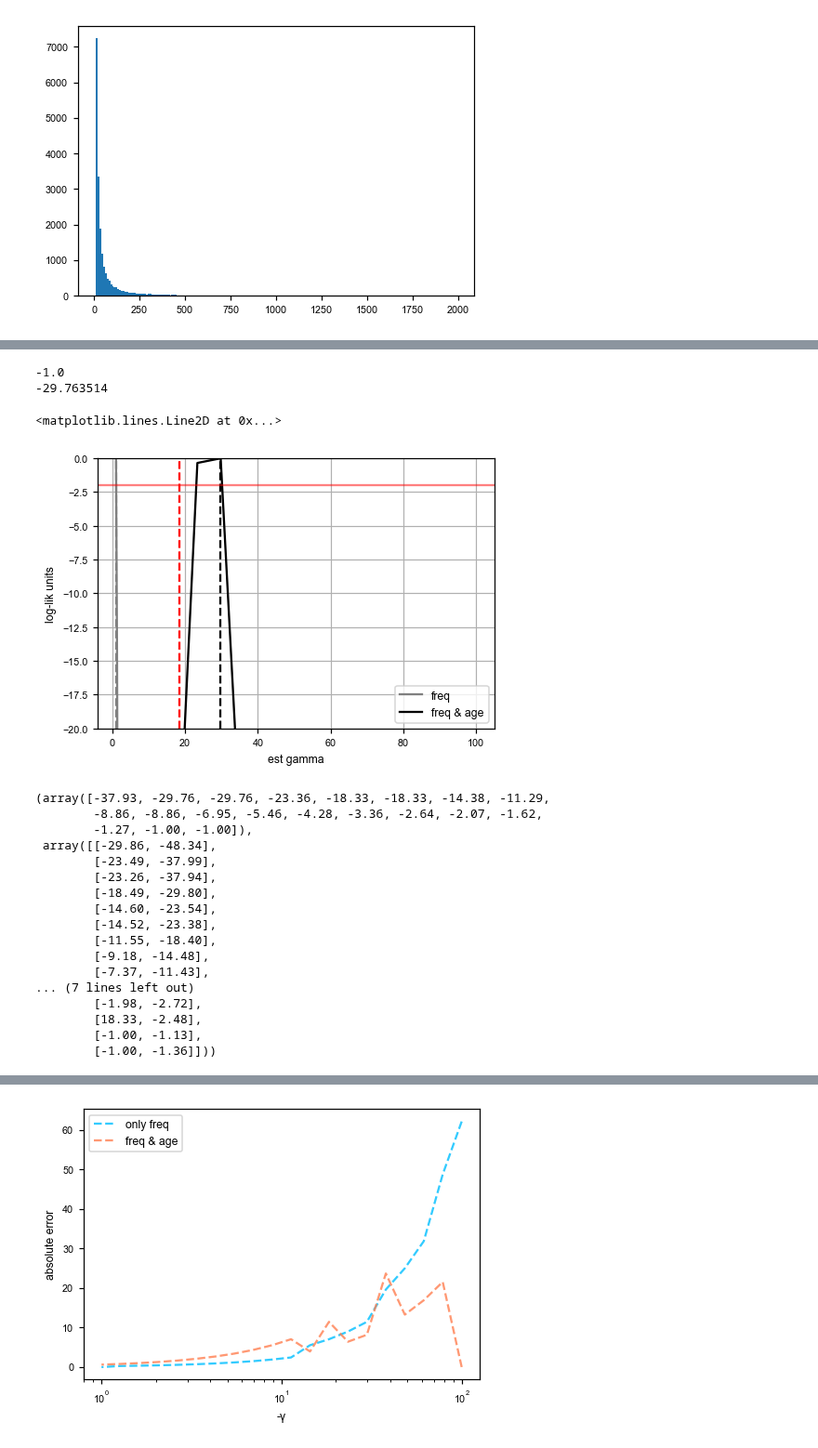
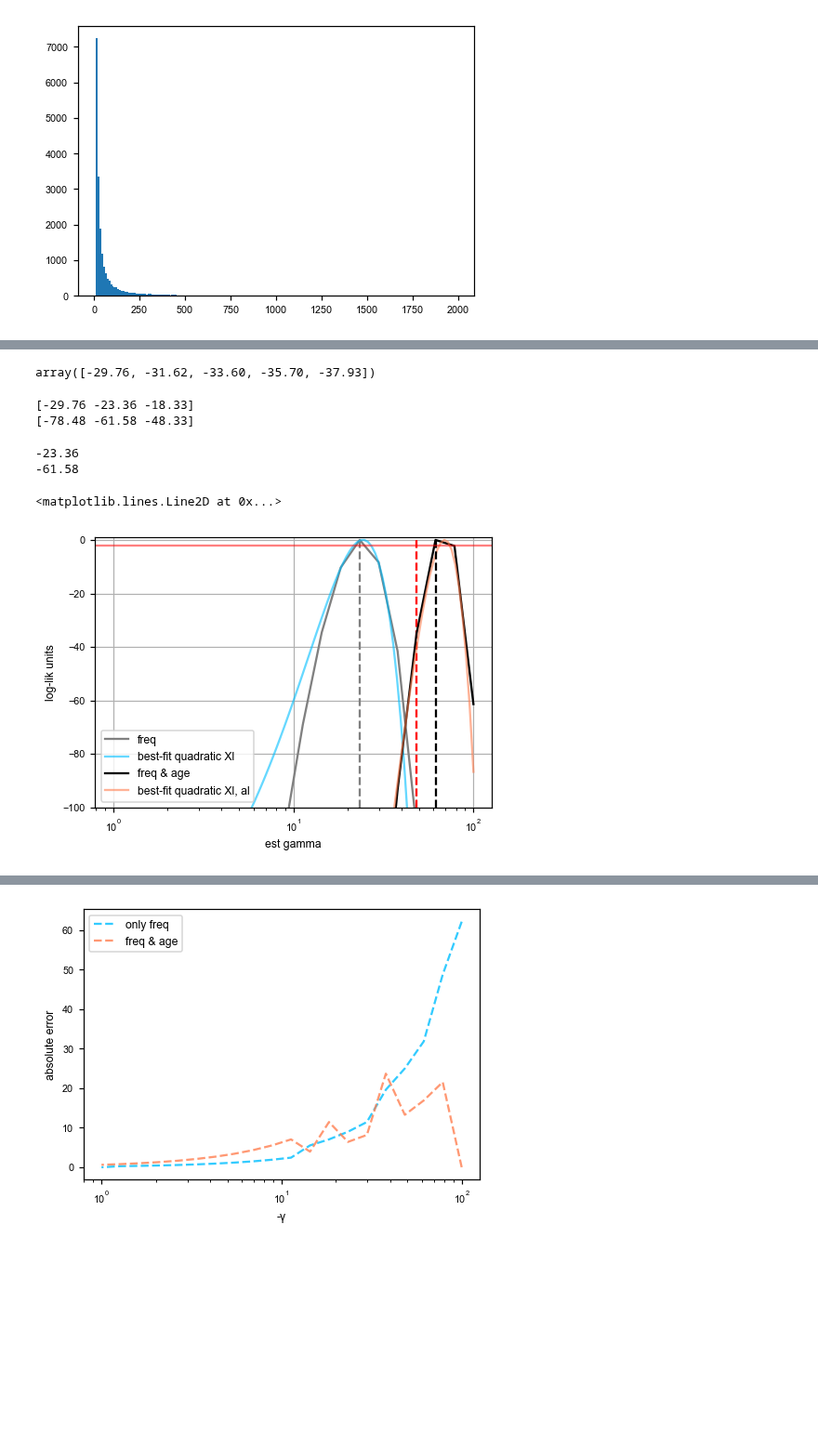
Before and after one commit to VivaswatS/selCoefEst, a Jupyter notebook: mom-framework.ipynb, the cells around one changed output, grey strips where cells are left out. Shown at 93% size. Drawn from its saved outputs; the diff is of its cells as text; code cells hidden in the pictures; blank space fills up the shorter version.

```diff
--- a/mom-framework.ipynb
+++ b/mom-framework.ipynb
@@ -345,9 +350,10 @@ plt.imshow(up_xa_s[gamma[5]],aspect='auto',norm=colors.LogNorm(vmax=1e-7,vmin=1e
 # %%
 import pandas as pd
 df1 = pd.read_csv("traindata/trip-2022-03-02_cutoff-10.csv")
+df1['gamma'] = df1['gamma'].round(decimals=2)
 df1['empty'] = ''
 df1['empty2'] = ''
-df1['sXl'] = np.ceil(df1['Xl']*n).astype(int)
+df1['sXl'] = rng.binomial(n=n, p=df1['Xl'])
 gamma = np.unique(df1['gamma'])
 dat = df1.to_numpy()
 ## drawing ages for alleles that died out instantly from a Poisson distribution
@@ -370 +376,8 @@ df1
 20000 rows × 6 columns
+# %%
+# interpolate gamma (in other words, I need a denser grid of gamma values around the MLE for better quadratic estimation)
+interp_gamma = np.zeros((len(gamma),5))
+interp_gamma[0,] = -np.exp(np.linspace(np.log(-gamma[1]),np.log(125),5))
+for ig, g in enumerate(gamma[1:-1]):
+    interp_gamma[ig+1,] = -np.exp(np.linspace(np.log(-gamma[ig+2]),np.log(-gamma[ig]),5))
+interp_gamma[-1,] = -np.exp(np.linspace(np.log(0.7),np.log(-gamma[-2]),5))
@@ -422,7 +470,7 @@ for ig, g in enumerate(gamma):
     print(g, np.sum(alred>up_xa_s[g].shape[0]))
 # %%
 # trueg1 = -0.01
-trueg2 = gamma[7]
+trueg2 = gamma[3]
 # 2000 x 3 (first 1000 is g1, second 1000 is g2)
 # newdf1 = df1.iloc[np.ravel(np.where(dat[:,1]==trueg1)),0:3].append(df1.iloc[np.ravel(np.where(dat[:,1]==trueg2)),0:3])
 newdf1 = df1.iloc[np.ravel(np.where(dat[:,1]==trueg2)),:]
@@ -459,0 +514,4 @@ def get_conf_int(loglik, thresh=2):
+# %%
+interp_gamma[np.argmax(sin_onlyfreq),]
+# %% [output]
+array([-29.76, -31.62, -33.60, -35.70, -37.93])
@@ -460,23 +527,26 @@ def get_conf_int(loglik, thresh=2):
+# %%
+densegrid = -np.logspace(0,2,base=10,num=100)
+lxlbfq = get_bfq(sin_onlyfreq-np.max(sin_onlyfreq), gamma) @ np.vstack((densegrid**2, densegrid,np.repeat(1.0,100)))
+# lxlbfq = get_bfq_win(sin_onlyfreq-np.max(sin_onlyfreq), gamma) @ np.vstack((np.repeat(1.0,len(gamma)), gamma, gamma**2,))
+# lxlalbfq = np.polynomial.polynomial.Polynomial.fit(gamma[7:10],(sin_onlyage-np.max(sin_onlyage))[7:10],deg=2).coef @ np.vstack((np.repeat(1.0,4), gamma[(np.argmax(sin_onlyage)-1):(np.argmax(sin_onlyage)+3)], gamma[(np.argmax(sin_onlyage)-1):(np.argmax(sin_onlyage)+3)]**2,))
+lxlalbfq = get_bfq(sin_onlyage-np.max(sin_onlyage), gamma) @ np.vstack((densegrid**2, densegrid,np.repeat(1.0,100)))
+# lxlalbfq = get_bfq_win(sin_onlyage-np.max(sin_onlyage), gamma) @ np.vstack((np.repeat(1.0,len(gamma)), gamma, gamma**2,))
+# %% [output]
+[-29.76 -23.36 -18.33]
+[-78.48 -61.58 -48.33]
 # %%
-sin_onlyage = np.empty(len(gamma))
-for ig, g in enumerate(gamma):
-    sin_onlyage[ig] = np.sum(get_lp_alxl(g, newdat[:,5], newdat[:,2], cutoff=10))
-
-# lxlbfq = np.polynomial.polynomial.Polynomial.fit(gamma[10:14],(sin_onlyfreq-np.max(sin_onlyfreq))[10:14],deg=2).coef @ np.vstack((np.repeat(1.0,4), -gamma[(np.argmax(sin_onlyfreq)-1):(np.argmax(sin_onlyfreq)+3)], gamma[(np.argmax(sin_onlyfreq)-1):(np.argmax(sin_onlyfreq)+3)]**2,))
-# lxlalbfq = np.polynomial.polynomial.Polynomial.fit(gamma[7:10],(sin_onlyage-np.max(sin_onlyage))[7:10],deg=2).coef @ np.vstack((np.repeat(1.0,4), -gamma[(np.argmax(sin_onlyage)-1):(np.argmax(sin_onlyage)+3)], gamma[(np.argmax(sin_onlyage)-1):(np.argmax(sin_onlyage)+3)]**2,))
-
-plt.plot(-gamma, sin_onlyfreq-np.max(sin_onlyfreq),'grey', label='freq'); plt.ylim((-20,0)); plt.xlabel('est gamma')
-plt.axvline(-gamma[np.argmax(sin_onlyfreq)], color='grey', linestyle='--'); #plt.semilogx();
-# plt.plot(-gamma[(np.argmax(sin_onlyfreq)-1):(np.argmax(sin_onlyfreq)+3)], lxlbfq-np.max(lxlbfq), color='deepskyblue', alpha=0.6,label='best-fit quadratic Xl')
+plt.plot(-gamma, sin_onlyfreq-np.max(sin_onlyfreq),'grey', label='freq'); plt.ylim((-100,1)); plt.xlabel('est gamma')
+plt.axvline(-gamma[np.argmax(sin_onlyfreq)], color='grey', linestyle='--'); plt.semilogx();
+plt.plot(-densegrid, lxlbfq-np.max(lxlbfq), color='deepskyblue', alpha=0.6,label='best-fit quadratic Xl');#interp_gamma
 plt.axvline(-trueg2, color='red', ls='--')
 print(gamma[np.argmax(sin_onlyfreq)])
-plt.plot(-gamma, sin_onlyage-np.max(sin_onlyage),'k', label='freq & age'); plt.ylim((-20,0)); #plt.semilogx()
-# plt.plot(-gamma[(np.argmax(sin_onlyage)-1):(np.argmax(sin_onlyage)+3)], lxlalbfq-np.max(lxlalbfq), color='coral', alpha=0.6,label='best-fit quadratic Xl, al');
+plt.plot(-gamma, sin_onlyage-np.max(sin_onlyage),'k', label='freq & age'); plt.ylim((-100,1)); plt.semilogx()
+plt.plot(-densegrid, lxlalbfq-np.max(lxlalbfq), color='coral', alpha=0.6,label='best-fit quadratic Xl, al');#interp_gamma[np.argmax(sin_onlyage)]
 plt.axvline(-gamma[np.argmax(sin_onlyage)], color='k', linestyle='--'); plt.ylabel('log-lik units'); plt.legend(); plt.grid()
 print(gamma[np.argmax(sin_onlyage)])
 plt.axhline(-2.,color='red',alpha=0.5)
 # %% [output]
--1.0
--29.763514
+-23.36
+-61.58
 <matplotlib.lines.Line2D at 0x...>
-[figure, old version]
+[figure, new version]
@@ -495,20 +590,0 @@ for ig, g in enumerate(gamma):
-# %%
-preds_sin_onlyfreq, ci_sin_onlyfreq
-# %% [output]
-(array([-37.93, -29.76, -29.76, -23.36, -18.33, -18.33, -14.38, -11.29,
-        -8.86, -8.86, -6.95, -5.46, -4.28, -3.36, -2.64, -2.07, -1.62,
-        -1.27, -1.00, -1.00]),
- array([[-29.86, -48.34],
-        [-23.49, -37.99],
-        [-23.26, -37.94],
-        [-18.49, -29.80],
-        [-14.60, -23.54],
-        [-14.52, -23.38],
-        [-11.55, -18.40],
-        [-9.18, -14.48],
-        [-7.37, -11.43],
-... (7 lines left out)
-        [-1.98, -2.72],
-        [18.33, -2.48],
-        [-1.00, -1.13],
-        [-1.00, -1.36]]))
```
Also changed, not shown: parts of 30 cells of this notebook.
